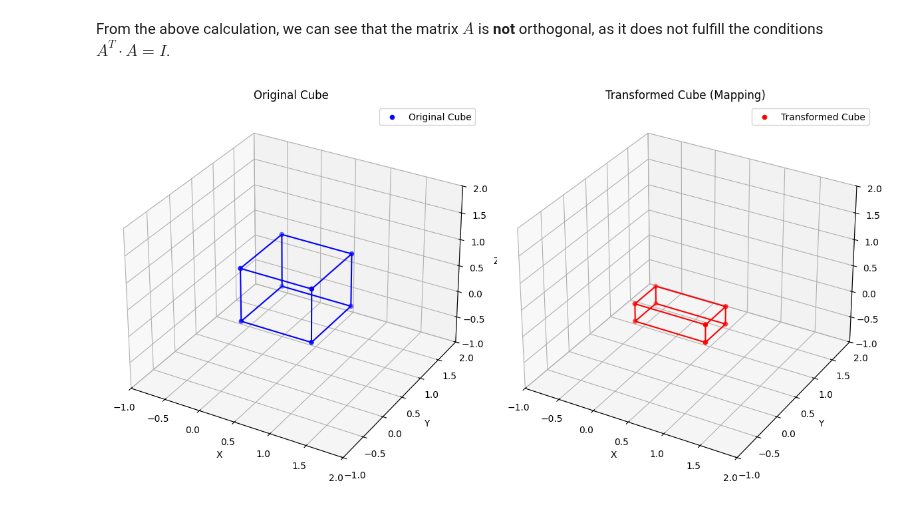
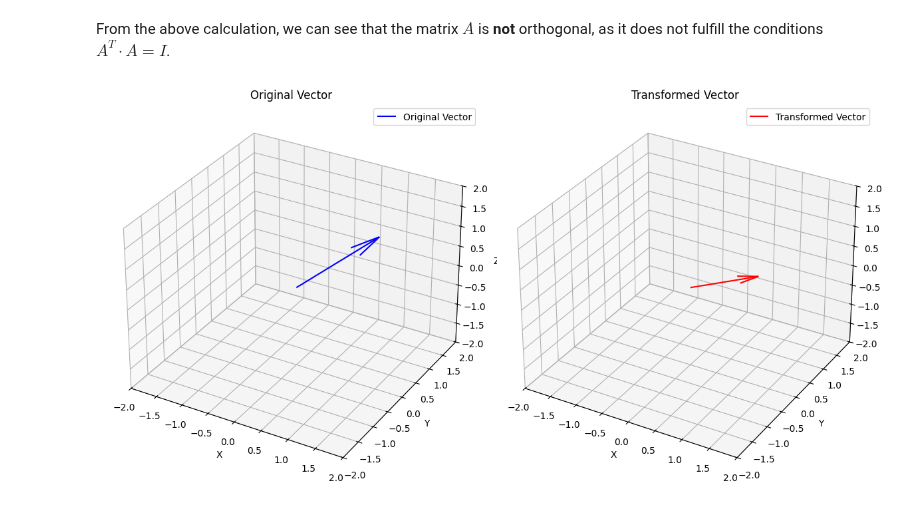
Before and after one commit to HackXIt/MAI-NUM-course, a Jupyter notebook: a-exercise1/a_exercise1.ipynb, the cells around one changed output. Drawn from its saved outputs; the diff is of its cells as text; code cells hidden in the pictures.

```diff
--- a/a-exercise1/a_exercise1.ipynb
+++ b/a-exercise1/a_exercise1.ipynb
@@ -361,50 +469,43 @@ $\displaystyle A \cdot A^T = \left[\begin{matrix}1 & 0 & 0\\0 & 0.25 & 0\\0 & 0
 From the above calculation, we can see that the matrix $A$ is **not** orthogonal, as it does not fulfill the conditions $A^T \cdot A = I$.
 # %%
 # Visualize the transformation
-# Define a 3D cube in space
-cube = np.array([[0, 0, 0], [1, 0, 0], [1, 1, 0], [0, 1, 0],
-                 [0, 0, 1], [1, 0, 1], [1, 1, 1], [0, 1, 1]])
+# Define a 3D vector in space
+vector = np.array([1, 1, 1])
 
-# Convert the transformation matrix to NumPy for numerical operations
+# Transformation matrix
 transformation_matrix_np = np.array([[0, 0, 1], [0, 0.5, 0], [1/3, 0, 0]])
 
 # Apply the transformation
-transformed_cube = np.dot(cube, transformation_matrix_np.T)
+transformed_vector = np.dot(transformation_matrix_np, vector)
 
-# Visualize the original and transformed cube
+# Visualize the original and transformed vector
 fig = plt.figure(figsize=(12, 6))
 ax1 = fig.add_subplot(121, projection='3d')
 ax2 = fig.add_subplot(122, projection='3d')
 
-# Original cube
-ax1.scatter(cube[:, 0], cube[:, 1], cube[:, 2], color='blue', label='Original Cube')
-for edge in [(0, 1), (1, 2), (2, 3), (3, 0), (4, 5), (5, 6), (6, 7), (7, 4),
-             (0, 4), (1, 5), (2, 6), (3, 7)]:
-    ax1.plot(*zip(cube[edge[0]], cube[edge[1]]), color='blue')
-ax1.set_title("Original Cube")
-ax1.set_xlim([-1, 2])
-ax1.set_ylim([-1, 2])
-ax1.set_zlim([-1, 2])
+# Original vector
+ax1.quiver(0, 0, 0, vector[0], vector[1], vector[2], color='blue', label='Original Vector')
+ax1.set_title("Original Vector")
+ax1.set_xlim([-2, 2])
+ax1.set_ylim([-2, 2])
+ax1.set_zlim([-2, 2])
 ax1.set_xlabel("X")
 ax1.set_ylabel("Y")
 ax1.set_zlabel("Z")
 ax1.legend()
 
-# Transformed cube
-ax2.scatter(transformed_cube[:, 0], transformed_cube[:, 1], transformed_cube[:, 2], color='red', label='Transformed Cube')
-for edge in [(0, 1), (1, 2), (2, 3), (3, 0), (4, 5), (5, 6), (6, 7), (7, 4),
-             (0, 4), (1, 5), (2, 6), (3, 7)]:
-    ax2.plot(*zip(transformed_cube[edge[0]], transformed_cube[edge[1]]), color='red')
-ax2.set_title("Transformed Cube (Mapping)")
-ax2.set_xlim([-1, 2])
-ax2.set_ylim([-1, 2])
-ax2.set_zlim([-1, 2])
+# Transformed vector
+ax2.quiver(0, 0, 0, transformed_vector[0], transformed_vector[1], transformed_vector[2], color='red', label='Transformed Vector')
+ax2.set_title("Transformed Vector")
+ax2.set_xlim([-2, 2])
+ax2.set_ylim([-2, 2])
+ax2.set_zlim([-2, 2])
 ax2.set_xlabel("X")
 ax2.set_ylabel("Y")
 ax2.set_zlabel("Z")
 ax2.legend()
 
 plt.tight_layout()
 plt.show()
 # %% [output]
-[figure, old version]
+[figure, new version]
```
Also changed, not shown: parts of 20 cells of this notebook.
